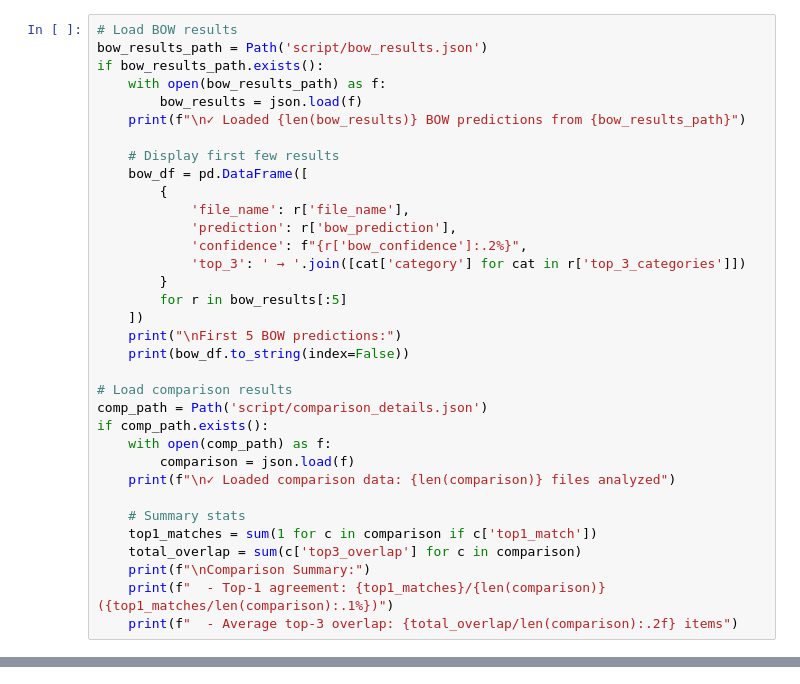
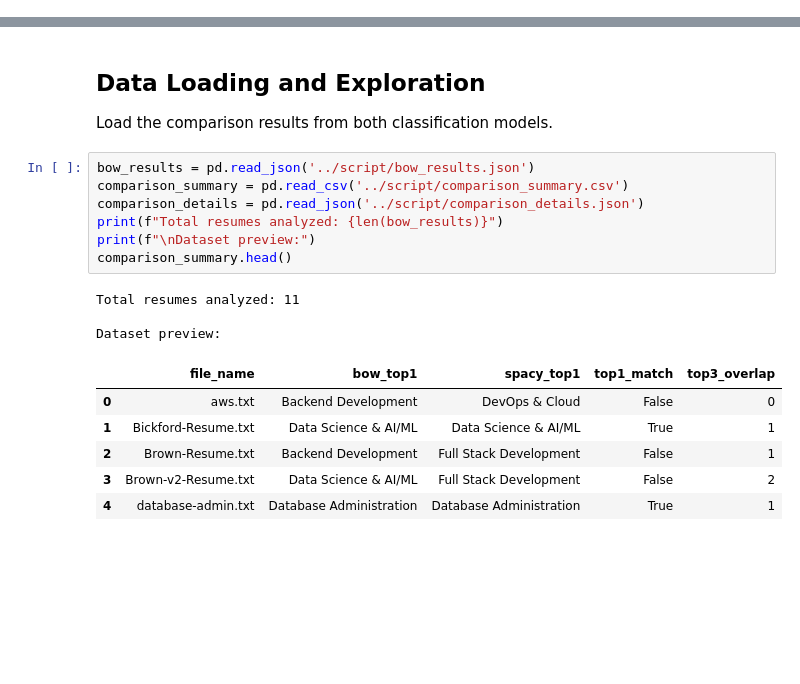
Before and after one commit to trinity-thiele/Resume-Parser, a Jupyter notebook: notebooks/resume_classification_analysis.ipynb, the cells around one changed output, grey strips where cells are left out. Cells and saved outputs as stored; diff of their text form; blank space fills up the shorter version.

```diff
--- a/notebooks/resume_classification_analysis.ipynb
+++ b/notebooks/resume_classification_analysis.ipynb
@@ -152,34 +94,0 @@ Load and visualize the outputs from each step.
-# %%
-# Load BOW results
-bow_results_path = Path('script/bow_results.json')
-if bow_results_path.exists():
-    with open(bow_results_path) as f:
-        bow_results = json.load(f)
-    print(f"\n✓ Loaded {len(bow_results)} BOW predictions from {bow_results_path}")
-
-    # Display first few results
-    bow_df = pd.DataFrame([
-        {
-            'file_name': r['file_name'],
-            'prediction': r['bow_prediction'],
-            'confidence': f"{r['bow_confidence']:.2%}",
-            'top_3': ' → '.join([cat['category'] for cat in r['top_3_categories']])
-        }
-        for r in bow_results[:5]
-    ])
-    print("\nFirst 5 BOW predictions:")
-    print(bow_df.to_string(index=False))
-
-# Load comparison results
-comp_path = Path('script/comparison_details.json')
-if comp_path.exists():
-    with open(comp_path) as f:
-        comparison = json.load(f)
-    print(f"\n✓ Loaded comparison data: {len(comparison)} files analyzed")
-
-    # Summary stats
-    top1_matches = sum(1 for c in comparison if c['top1_match'])
-    total_overlap = sum(c['top3_overlap'] for c in comparison)
-    print(f"\nComparison Summary:")
-    print(f"  - Top-1 agreement: {top1_matches}/{len(comparison)} ({top1_matches/len(comparison):.1%})")
-    print(f"  - Average top-3 overlap: {total_overlap/len(comparison):.2f} items")
@@ -185,0 +149,21 @@ if comp_path.exists():
+# %% [markdown]
+## Data Loading and Exploration
+
+Load the comparison results from both classification models.
+# %%
+bow_results = pd.read_json('../script/bow_results.json')
+comparison_summary = pd.read_csv('../script/comparison_summary.csv')
+comparison_details = pd.read_json('../script/comparison_details.json')
+print(f"Total resumes analyzed: {len(bow_results)}")
+print(f"\nDataset preview:")
+comparison_summary.head()
+# %% [output]
+Total resumes analyzed: 11
+
+Dataset preview:
+|  | file_name | bow_top1 | spacy_top1 | top1_match | top3_overlap |
+| 0 | aws.txt | Backend Development | DevOps & Cloud | False | 0 |
+| 1 | Bickford-Resume.txt | Data Science & AI/ML | Data Science & AI/ML | True | 1 |
+| 2 | Brown-Resume.txt | Backend Development | Full Stack Development | False | 1 |
+| 3 | Brown-v2-Resume.txt | Data Science & AI/ML | Full Stack Development | False | 2 |
+| 4 | database-admin.txt | Database Administration | Database Administration | True | 1 |
```
Also changed, not shown: parts of 32 cells of this notebook, 10 other files.
